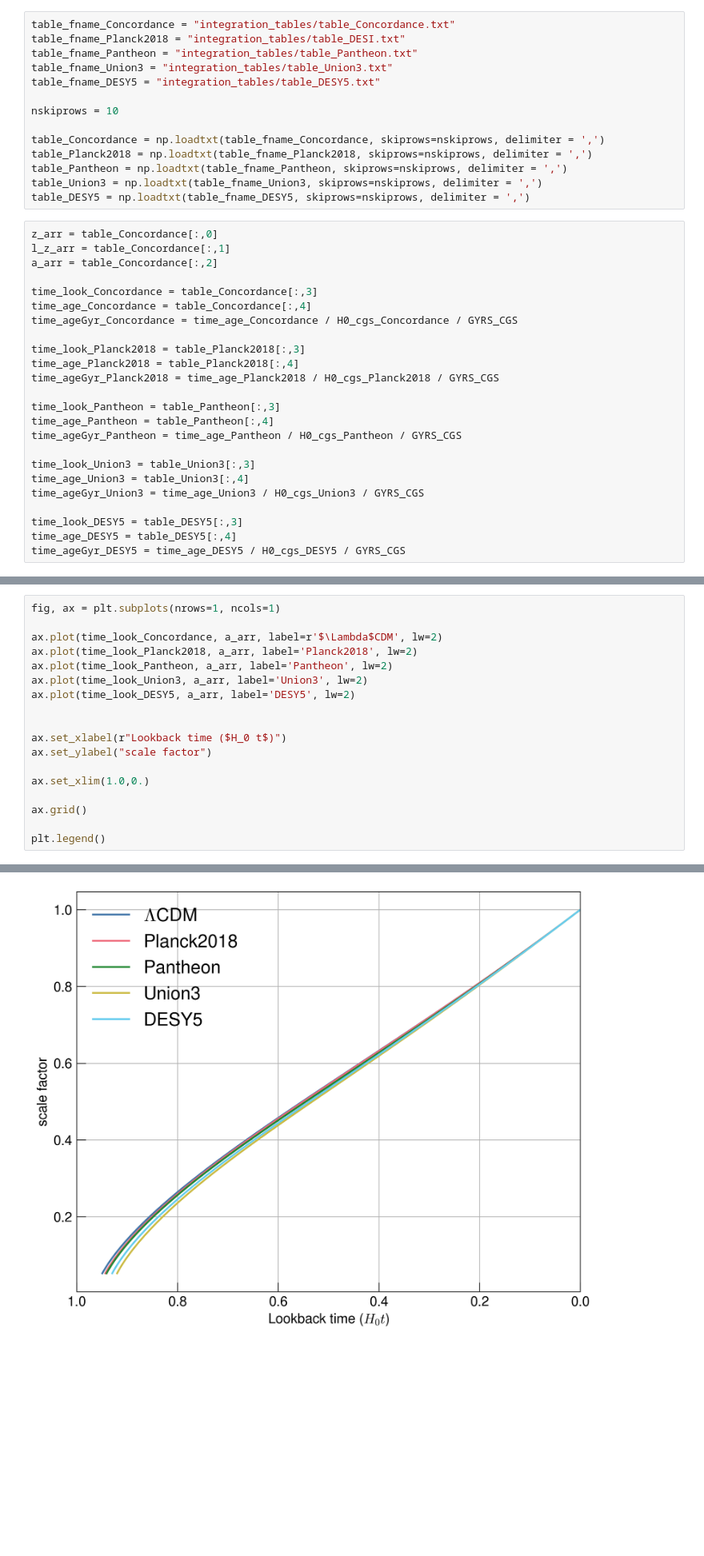
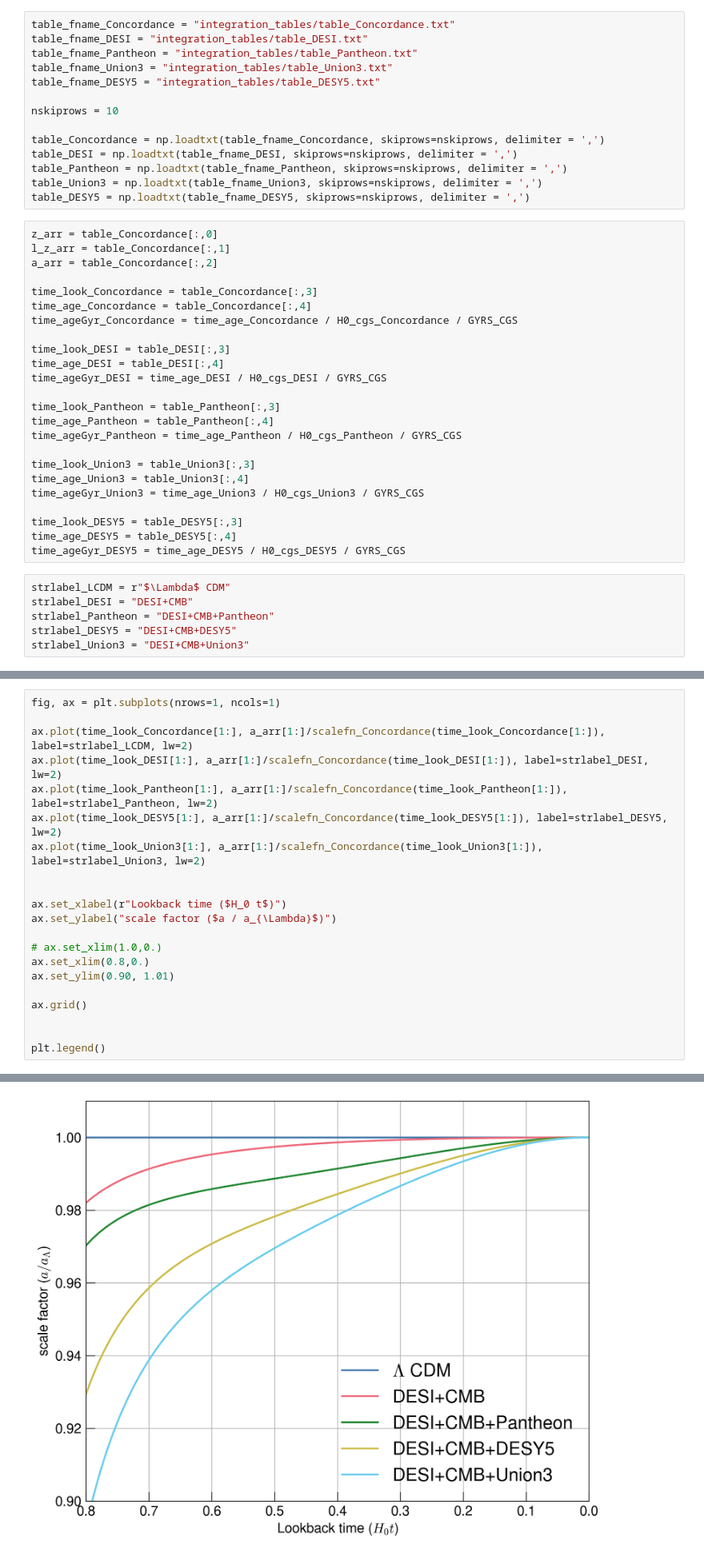
Before and after one commit to astrodiegog/FlatCosmoCalc, a Jupyter notebook: examples/DESI_expansionhistory/CosmoDarkEnergy_DESI.ipynb, the cells around one changed output, grey strips where cells are left out. Shown at 80% size. Saved outputs shown, nothing was run; the diff lists cells and outputs as text; blank space fills up the shorter version.

Commit message:
update DESI study plots + tables

```diff
--- a/examples/DESI_expansionhistory/CosmoDarkEnergy_DESI.ipynb
+++ b/examples/DESI_expansionhistory/CosmoDarkEnergy_DESI.ipynb
@@ -26,7 +26,7 @@ H0_cgs_Union3 = H0_Union3 * (KM_CGS / MPC_CGS)
 H0_cgs_DESY5 = H0_DESY5 * (KM_CGS / MPC_CGS)
 # %%
 table_fname_Concordance = "integration_tables/table_Concordance.txt"
-table_fname_Planck2018 = "integration_tables/table_DESI.txt"
+table_fname_DESI = "integration_tables/table_DESI.txt"
 table_fname_Pantheon = "integration_tables/table_Pantheon.txt"
 table_fname_Union3 = "integration_tables/table_Union3.txt"
 table_fname_DESY5 = "integration_tables/table_DESY5.txt"
@@ -34,7 +34,7 @@ table_fname_DESY5 = "integration_tables/table_DESY5.txt"
 nskiprows = 10
 
 table_Concordance = np.loadtxt(table_fname_Concordance, skiprows=nskiprows, delimiter = ',')
-table_Planck2018 = np.loadtxt(table_fname_Planck2018, skiprows=nskiprows, delimiter = ',')
+table_DESI = np.loadtxt(table_fname_DESI, skiprows=nskiprows, delimiter = ',')
 table_Pantheon = np.loadtxt(table_fname_Pantheon, skiprows=nskiprows, delimiter = ',')
 table_Union3 = np.loadtxt(table_fname_Union3, skiprows=nskiprows, delimiter = ',')
 table_DESY5 = np.loadtxt(table_fname_DESY5, skiprows=nskiprows, delimiter = ',')
@@ -47,9 +47,9 @@ time_look_Concordance = table_Concordance[:,3]
 time_age_Concordance = table_Concordance[:,4]
 time_ageGyr_Concordance = time_age_Concordance / H0_cgs_Concordance / GYRS_CGS
 
-time_look_Planck2018 = table_Planck2018[:,3]
-time_age_Planck2018 = table_Planck2018[:,4]
-time_ageGyr_Planck2018 = time_age_Planck2018 / H0_cgs_Planck2018 / GYRS_CGS
+time_look_DESI = table_DESI[:,3]
+time_age_DESI = table_DESI[:,4]
+time_ageGyr_DESI = time_age_DESI / H0_cgs_DESI / GYRS_CGS
 
 time_look_Pantheon = table_Pantheon[:,3]
 time_age_Pantheon = table_Pantheon[:,4]
@@ -62,3 +62,9 @@ time_ageGyr_Union3 = time_age_Union3 / H0_cgs_Union3 / GYRS_CGS
 time_look_DESY5 = table_DESY5[:,3]
 time_age_DESY5 = table_DESY5[:,4]
 time_ageGyr_DESY5 = time_age_DESY5 / H0_cgs_DESY5 / GYRS_CGS
+# %%
+strlabel_LCDM = r"$\Lambda$ CDM"
+strlabel_DESI = "DESI+CMB"
+strlabel_Pantheon = "DESI+CMB+Pantheon"
+strlabel_DESY5 = "DESI+CMB+DESY5"
+strlabel_Union3 = "DESI+CMB+Union3"
@@ -127,21 +190,24 @@ plt.legend()
 # %%
 fig, ax = plt.subplots(nrows=1, ncols=1)
 
-ax.plot(time_look_Concordance, a_arr, label=r'$\Lambda$CDM', lw=2)
-ax.plot(time_look_Planck2018, a_arr, label='Planck2018', lw=2)
-ax.plot(time_look_Pantheon, a_arr, label='Pantheon', lw=2)
-ax.plot(time_look_Union3, a_arr, label='Union3', lw=2)
-ax.plot(time_look_DESY5, a_arr, label='DESY5', lw=2)
+ax.plot(time_look_Concordance[1:], a_arr[1:]/scalefn_Concordance(time_look_Concordance[1:]), label=strlabel_LCDM, lw=2)
+ax.plot(time_look_DESI[1:], a_arr[1:]/scalefn_Concordance(time_look_DESI[1:]), label=strlabel_DESI, lw=2)
+ax.plot(time_look_Pantheon[1:], a_arr[1:]/scalefn_Concordance(time_look_Pantheon[1:]), label=strlabel_Pantheon, lw=2)
+ax.plot(time_look_DESY5[1:], a_arr[1:]/scalefn_Concordance(time_look_DESY5[1:]), label=strlabel_DESY5, lw=2)
+ax.plot(time_look_Union3[1:], a_arr[1:]/scalefn_Concordance(time_look_Union3[1:]), label=strlabel_Union3, lw=2)
 
 
 ax.set_xlabel(r"Lookback time ($H_0 t$)")
-ax.set_ylabel("scale factor")
+ax.set_ylabel("scale factor ($a / a_{\Lambda}$)")
 
-ax.set_xlim(1.0,0.)
+# ax.set_xlim(1.0,0.)
+ax.set_xlim(0.8,0.)
+ax.set_ylim(0.90, 1.01)
 
 ax.grid()
 
+
 plt.legend()
 # %% [output]
 <matplotlib.legend.Legend at 0x...>
-[figure, old version]
+[figure, new version]
```
Also changed, not shown: parts of 17 cells of this notebook, 6 other files.
